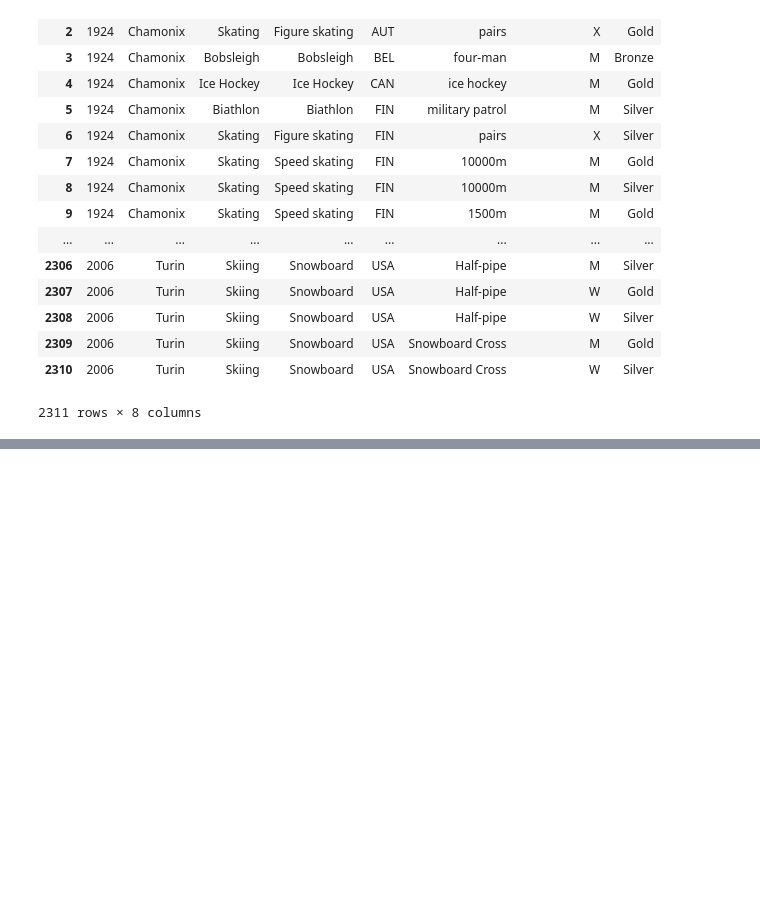
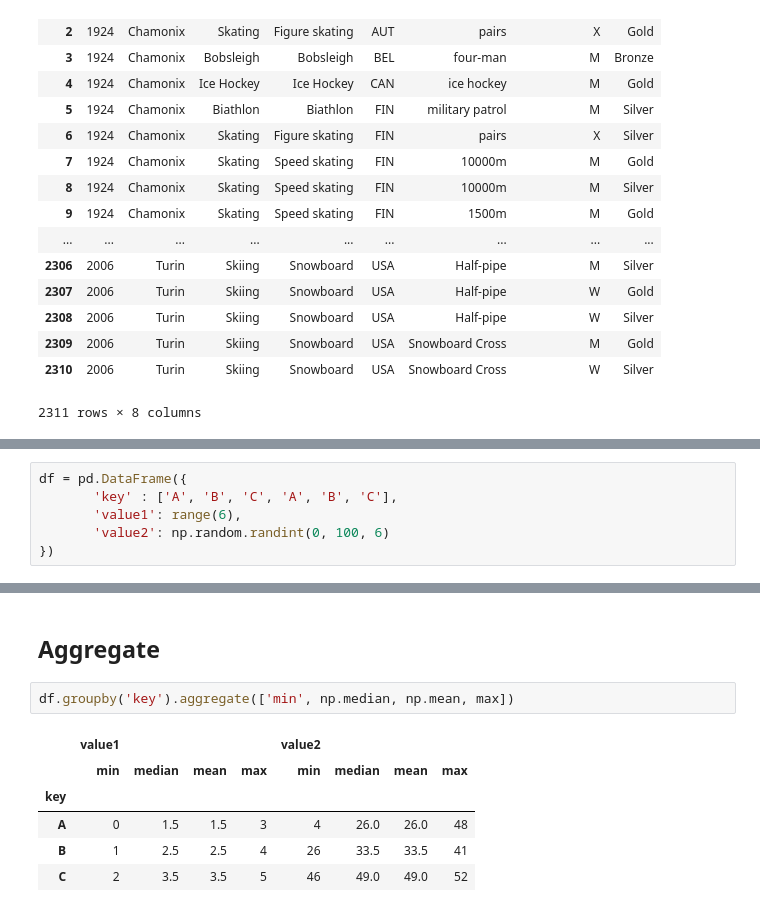
Before and after one commit to joanby/r-basic, a Jupyter notebook: scripts/tema5/04-dataframes.ipynb, the cells around one changed output, grey strips where cells are left out. Cells and saved outputs as stored; diff of their text form; blank space fills up the shorter version.

```diff
--- a/scripts/tema5/04-dataframes.ipynb
+++ b/scripts/tema5/04-dataframes.ipynb
@@ -198,0 +282,6 @@ pd.read_table("http://winterolympicsmedals.com/medals.csv", delimiter=",")
+# %%
+df = pd.DataFrame({
+       'key' : ['A', 'B', 'C', 'A', 'B', 'C'],
+       'value1': range(6),
+       'value2': np.random.randint(0, 100, 6)
+})
@@ -198,0 +298,11 @@ pd.read_table("http://winterolympicsmedals.com/medals.csv", delimiter=",")
+# %% [markdown]
+## Aggregate
+# %%
+df.groupby('key').aggregate(['min', np.median, np.mean, max])
+# %% [output]
+|  | value1 |  |  |  | value2 |  |  |  |
+|  | min | median | mean | max | min | median | mean | max |
+| key |  |  |  |  |  |  |  |  |
+| A | 0 | 1.5 | 1.5 | 3 | 4 | 26.0 | 26.0 | 48 |
+| B | 1 | 2.5 | 2.5 | 4 | 26 | 33.5 | 33.5 | 41 |
+| C | 2 | 3.5 | 3.5 | 5 | 46 | 49.0 | 49.0 | 52 |
```
Also changed, not shown: parts of 32 cells of this notebook, 4 other files.
